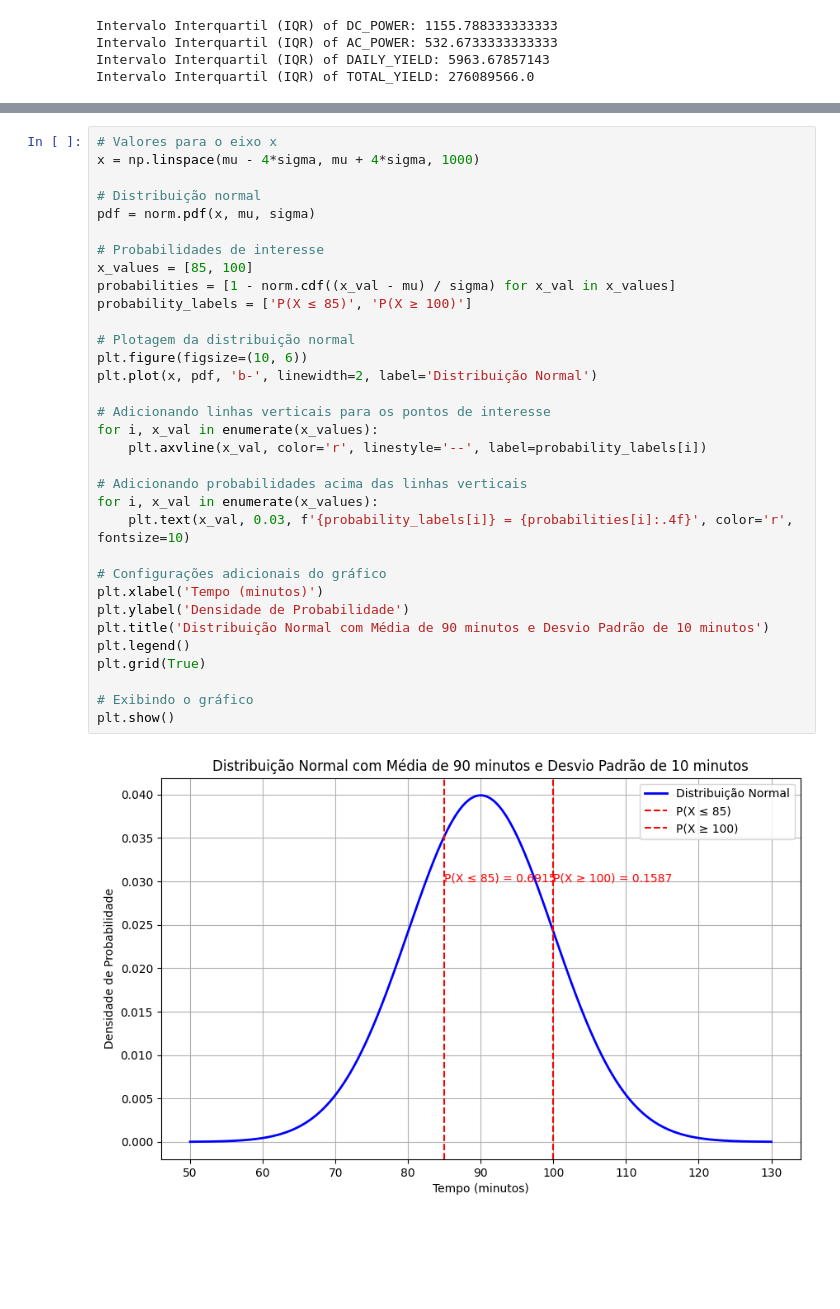
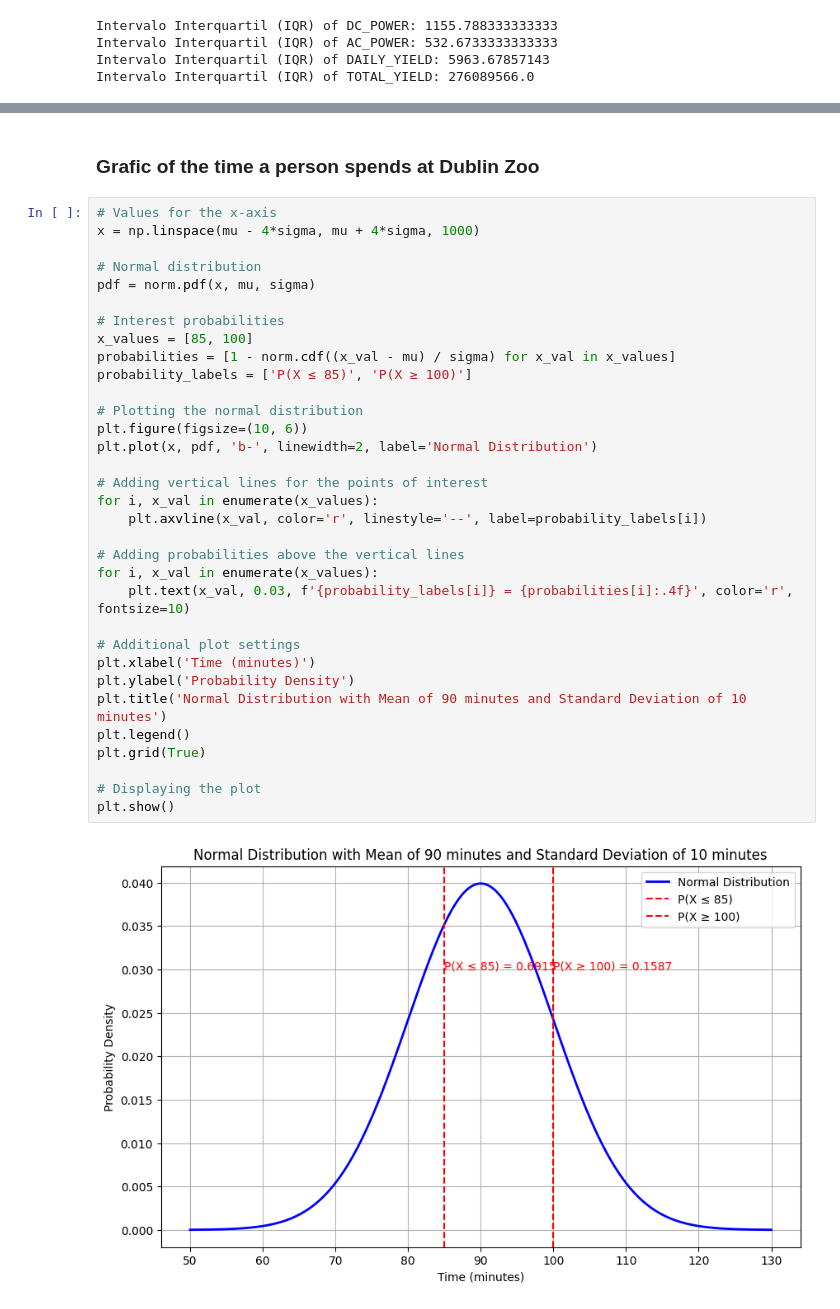
Before and after one commit to FelipeSteudel/Felipe_Steudel-Statistical_Techniques, a Jupyter notebook: Felipe Steudel - Statistical Techniques - HDip in Data Analytics.ipynb, the cells around one changed output, grey strips where cells are left out. Drawn from its saved outputs; the diff is of its cells as text; blank space fills up the shorter version.

```diff
--- a/Felipe Steudel - Statistical Techniques - HDip in Data Analytics.ipynb
+++ b/Felipe Steudel - Statistical Techniques - HDip in Data Analytics.ipynb
@@ -534,35 +548,37 @@ A probabilidade de que um visitante passe pelo menos 100 minutos no zoológico
+# %% [markdown]
+### Grafic of the time a person spends at Dublin Zoo
 # %%
-# Valores para o eixo x
+# Values for the x-axis
 x = np.linspace(mu - 4*sigma, mu + 4*sigma, 1000)
 
-# Distribuição normal
+# Normal distribution
 pdf = norm.pdf(x, mu, sigma)
 
-# Probabilidades de interesse
+# Interest probabilities
 x_values = [85, 100]
 probabilities = [1 - norm.cdf((x_val - mu) / sigma) for x_val in x_values]
 probability_labels = ['P(X ≤ 85)', 'P(X ≥ 100)']
 
-# Plotagem da distribuição normal
+# Plotting the normal distribution
 plt.figure(figsize=(10, 6))
-plt.plot(x, pdf, 'b-', linewidth=2, label='Distribuição Normal')
+plt.plot(x, pdf, 'b-', linewidth=2, label='Normal Distribution')
 
-# Adicionando linhas verticais para os pontos de interesse
+# Adding vertical lines for the points of interest
 for i, x_val in enumerate(x_values):
     plt.axvline(x_val, color='r', linestyle='--', label=probability_labels[i])
 
-# Adicionando probabilidades acima das linhas verticais
+# Adding probabilities above the vertical lines
 for i, x_val in enumerate(x_values):
     plt.text(x_val, 0.03, f'{probability_labels[i]} = {probabilities[i]:.4f}', color='r', fontsize=10)
 
-# Configurações adicionais do gráfico
-plt.xlabel('Tempo (minutos)')
-plt.ylabel('Densidade de Probabilidade')
-plt.title('Distribuição Normal com Média de 90 minutos e Desvio Padrão de 10 minutos')
+# Additional plot settings
+plt.xlabel('Time (minutes)')
+plt.ylabel('Probability Density')
+plt.title('Normal Distribution with Mean of 90 minutes and Standard Deviation of 10 minutes')
 plt.legend()
 plt.grid(True)
 
-# Exibindo o gráfico
+# Displaying the plot
 plt.show()
 # %% [output]
-[figure, old version]
+[figure, new version]
```
Also changed, not shown: parts of 38 cells of this notebook, 1 other file.
